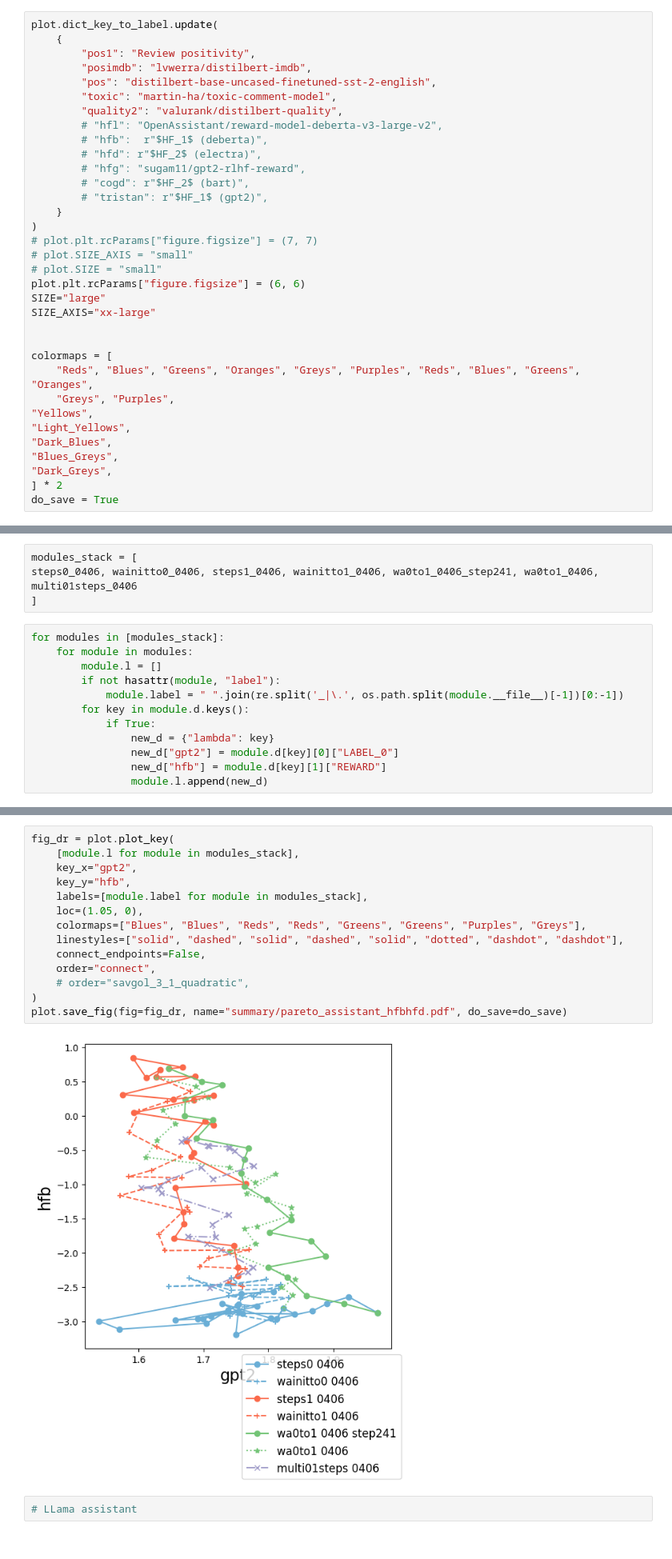
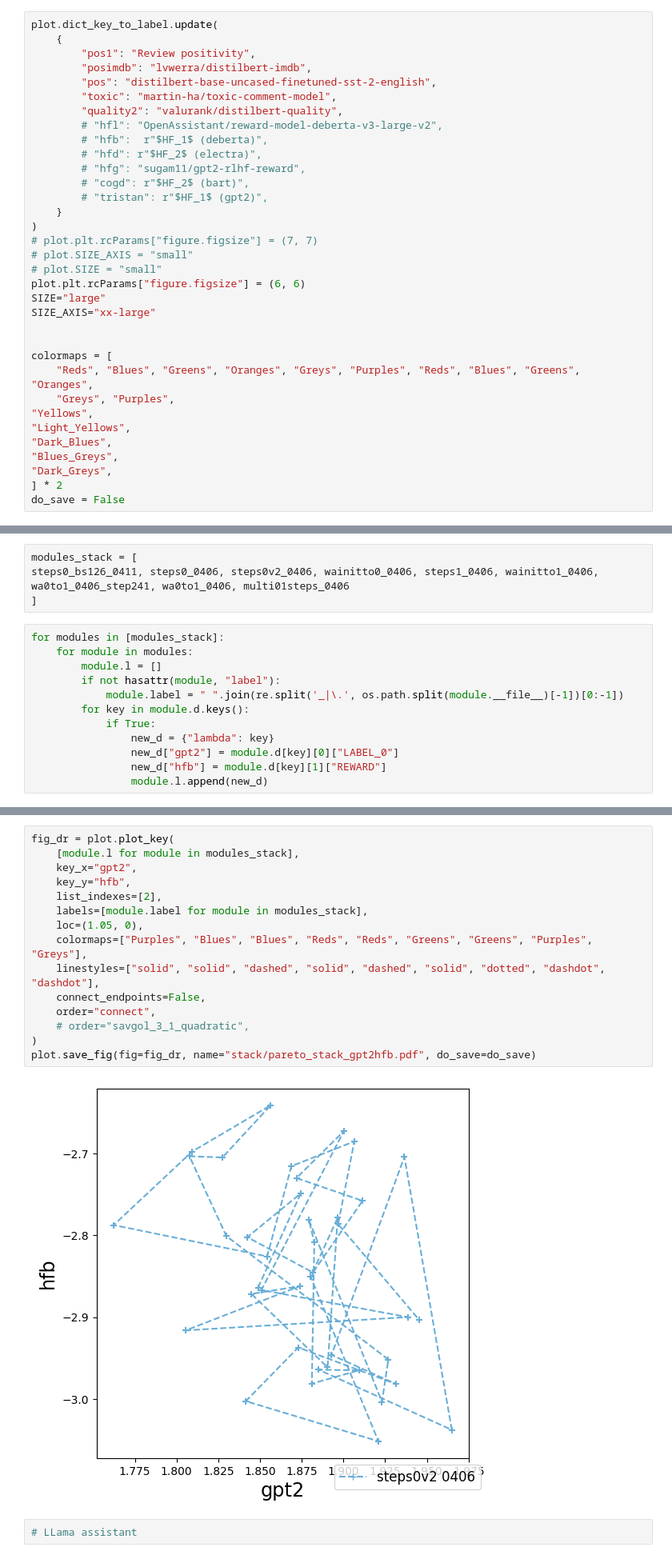
Before and after one commit to alexrame/domainbedv2, a Jupyter notebook: notebooks/rl/nlp/plot_rl.ipynb, the cells around one changed output, grey strips where cells are left out. Shown at 80% size. Saved outputs shown, nothing was run; the diff lists cells and outputs as text.

```diff
--- a/notebooks/rl/nlp/plot_rl.ipynb
+++ b/notebooks/rl/nlp/plot_rl.ipynb
@@ -46,7 +46,7 @@ colormaps = [
 "Blues_Greys",
 "Dark_Greys",
 ] * 2
-do_save = True
+do_save = False
 # %%
 # llama stack
 # %%
@@ -56,6 +68,6 @@ from llamastack import steps1_0406, wainitto1_0406, wa0to1_0406_step241, wa0to1_
 # %%
 modules_stack = [
-steps0_0406, wainitto0_0406, steps1_0406, wainitto1_0406, wa0to1_0406_step241, wa0to1_0406,    multi01steps_0406
+steps0_bs126_0411, steps0_0406, steps0v2_0406, wainitto0_0406, steps1_0406, wainitto1_0406, wa0to1_0406_step241, wa0to1_0406, multi01steps_0406
 ]
 # %%
 for modules in [modules_stack]:
@@ -74,19 +84,20 @@ import os
 # %%
 fig_dr = plot.plot_key(
     [module.l for module in modules_stack],
     key_x="gpt2",
     key_y="hfb",
+    list_indexes=[2],
     labels=[module.label for module in modules_stack],
     loc=(1.05, 0),
-    colormaps=["Blues", "Blues", "Reds", "Reds", "Greens", "Greens", "Purples", "Greys"],
-    linestyles=["solid", "dashed", "solid", "dashed", "solid", "dotted", "dashdot", "dashdot"],
+    colormaps=["Purples", "Blues", "Blues", "Reds", "Reds", "Greens", "Greens", "Purples", "Greys"],
+    linestyles=["solid", "solid", "dashed", "solid", "dashed", "solid", "dotted", "dashdot", "dashdot"],
     connect_endpoints=False,
     order="connect",
     # order="savgol_3_1_quadratic",
 )
-plot.save_fig(fig=fig_dr, name="summary/pareto_assistant_hfbhfd.pdf", do_save=do_save)
+plot.save_fig(fig=fig_dr, name="stack/pareto_stack_gpt2hfb.pdf", do_save=do_save)
 # %% [output]
-[figure, old version]
+[figure, new version]
 # %%
 # LLama assistant
 # %%
```
Also changed, not shown: parts of 12 cells of this notebook, 6 other files.
